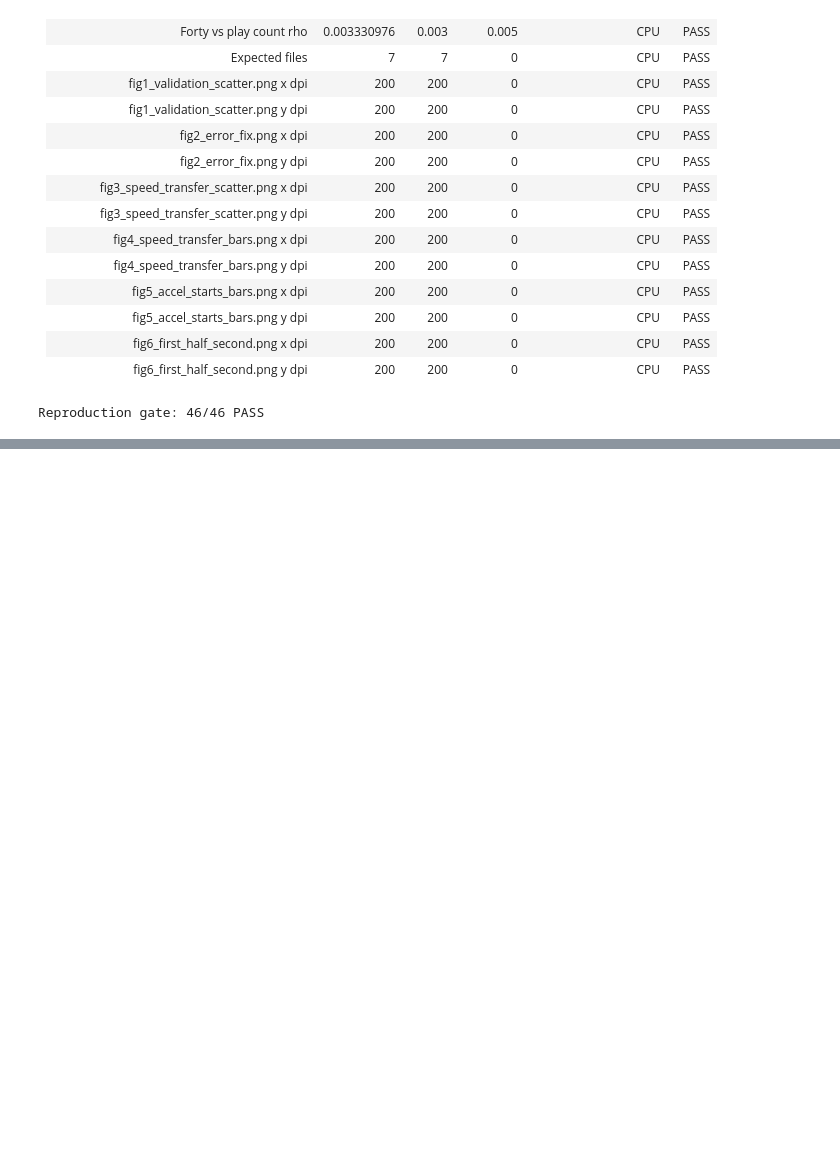
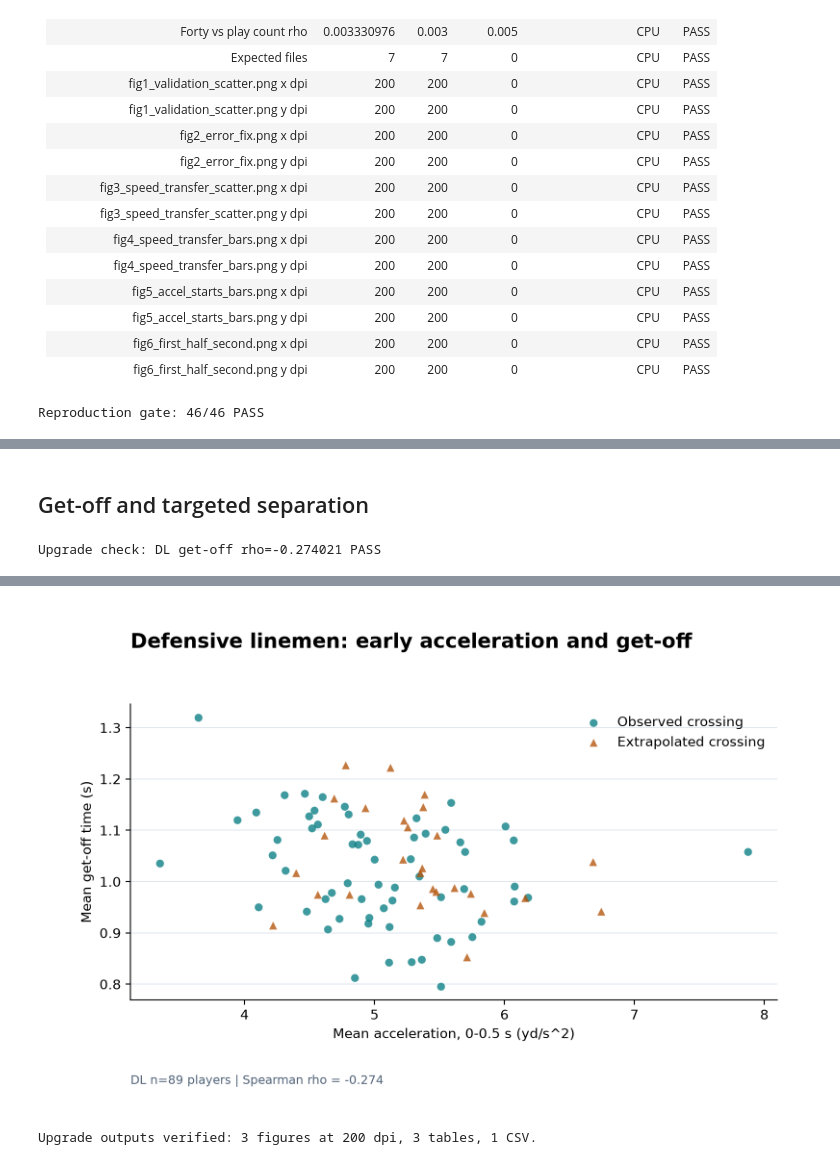
Before and after one commit to Anmols243/nfl-big-data-bowl-2027, a Jupyter notebook: nfl_bdb2027_kaggle.ipynb, the cells around one changed output, grey strips where cells are left out. Drawn from its saved outputs; the diff is of its cells as text; code cells hidden in the pictures; blank space fills up the shorter version.

Commit message:
NFL BDB 2027: notebook v3 — upgrade analyses inlined

```diff
--- a/nfl_bdb2027_kaggle.ipynb
+++ b/nfl_bdb2027_kaggle.ipynb
@@ -585,0 +790,76 @@ Reproduction gate: 46/46 PASS
+# %% [markdown]
+## Get-off and targeted separation
+# %%
+play_source = pl.scan_csv(raw / "player_play.csv", null_values="NA", schema_overrides={
+    "player_get_off": pl.Float64, "target": pl.Boolean, "separation_at_pass_forward": pl.Float64,
+})
+
+
+def qualifying_means(measure, name, targeted=False):
+    columns = ["nfl_id", "game_id", "play_id", measure] + (["target"] if targeted else [])
+    records = play_source.select(columns).filter(pl.col(measure).is_not_null())
+    if targeted:
+        records = records.filter(pl.col("target"))
+    result = (records.group_by("nfl_id").agg(
+        pl.struct("game_id", "play_id").n_unique().alias("plays"),
+        pl.len().alias("rows"),
+        pl.col(measure).mean().alias(name),
+    ).collect(engine="streaming"))
+    assert result.filter(pl.col("plays") != pl.col("rows")).is_empty()
+    return result.filter(pl.col("plays") >= 20).drop("rows")
+
+
+getoff = cohort.join(
+    qualifying_means("player_get_off", "mean_get_off").rename({"plays": "get_off_plays"}),
+    on="nfl_id", how="inner", validate="1:1",
+)
+dl_getoff = getoff.filter(pl.col("combine_position") == "DL")
+wr_separation = cohort.filter(pl.col("combine_position") == "WR").join(
+    qualifying_means("separation_at_pass_forward", "mean_separation", targeted=True),
+    on="nfl_id", how="inner", validate="1:1",
+)
+getoff_rng = np.random.default_rng(20261120)
+getoff_lines = ["# Get-off results", "", "| Qualifying cohort | Players |", "|---|---:|"]
+getoff_lines += [f"| Get-off, {k} | {getoff.filter(pl.col('combine_position') == k).height} |"
+                 for k in positions]
+getoff_lines += [f"| Get-off, pooled | {getoff.height} |", f"| Targeted separation, WR | {wr_separation.height} |",
+                 "", "| Analysis | Population | Pair | Prediction | n | Rho | 95% CI | Valid resamples |",
+                 "|---|---|---|---|---:|---:|---|---:|"]
+assert dl_getoff.height == 89 and getoff.height == 99 and wr_separation.height == 65
+for analysis, label, frame, x, y, prediction in [
+    ("Primary", "DL", dl_getoff, "mean_get_off", accel, "Negative"),
+    ("Primary", "Pooled", getoff, "mean_get_off", accel, "Negative"),
+    ("Secondary A", "DL", dl_getoff, "mean_get_off", "time_10yd_s", "Positive"),
+    ("Secondary A", "Pooled", getoff, "mean_get_off", "time_10yd_s", "Positive"),
+    ("Secondary B", "WR", wr_separation, "mean_separation", "max_s_yd_s", "Positive"),
+    ("Secondary B", "WR", wr_separation, "mean_separation", accel, "Positive"),
+    ("Sensitivity", "DL excluding extrapolated", exclude(dl_getoff), "mean_get_off", accel, "Negative"),
+    ("Sensitivity", "Pooled excluding extrapolated", exclude(getoff), "mean_get_off", accel, "Negative"),
+]:
+    n, r, low, high, valid = bootstrap(frame, x, y, getoff_rng)
+    if analysis == "Primary" and label == "DL":
+        assert abs(r - (-.274)) <= .005, ("DL get-off rho", r, -.274)
+        dl_rho = r
+        print(f"Upgrade check: DL get-off rho={r:+.6f} PASS")
+    getoff_lines.append(f"| {analysis} | {label} | {x} vs {y} | {prediction} | {n} | "
+                        f"{estimate_text(r)} | {interval_text(low, high)} | {valid} |")
+show_table("getoff_results.md", getoff_lines)
+
+getoff.sort("nfl_id").select("nfl_id", "combine_position", "mean_get_off", "get_off_plays",
+    accel, "time_10yd_s", "extrapolated").rename({accel: "mean_a_first_0.5s", "time_10yd_s": "time_10yd"}
+).write_csv(figures / "getoff_player_level.csv")
+fig, ax = panels("Defensive linemen: early acceleration and get-off", 8)
+for flag, marker, color, label in [
+    (False, "o", teal, "Observed crossing"), (True, "^", amber, "Extrapolated crossing"),
+]:
+    frame = dl_getoff.filter(pl.col("extrapolated") == flag)
+    ax.scatter(frame[accel], frame["mean_get_off"], marker=marker, s=35, color=color,
+               alpha=.78, linewidths=0, label=label)
+ax.set(xlabel="Mean acceleration, 0-0.5 s (yd/s^2)", ylabel="Mean get-off time (s)")
+ax.legend(loc="upper right")
+save(fig, "fig9_getoff.png", f"DL n={dl_getoff.height} players | Spearman rho = {dl_rho:+.3f}")
+for figure in ("fig7_phase_profiles.png", "fig8_accel_lookup.png", "fig9_getoff.png"):
+    assert all(abs(value - 200) < .01 for value in read_png_dpi(figures / figure))
+print("Upgrade outputs verified: 3 figures at 200 dpi, 3 tables, 1 CSV.")
+# %% [output]
+Upgrade check: DL get-off rho=-0.274021 PASS
@@ -585,0 +888,2 @@ Reproduction gate: 46/46 PASS
+[figure, added]
+Upgrade outputs verified: 3 figures at 200 dpi, 3 tables, 1 CSV.
```
Also changed, not shown: parts of 7 cells of this notebook.
